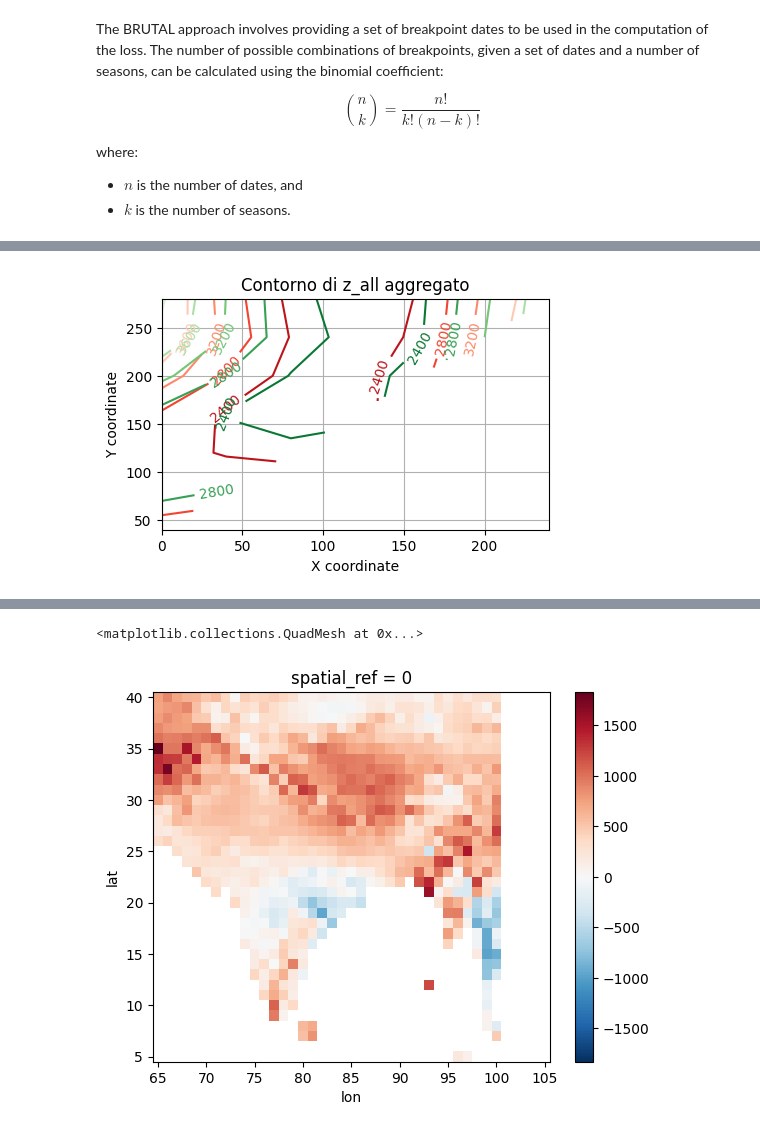
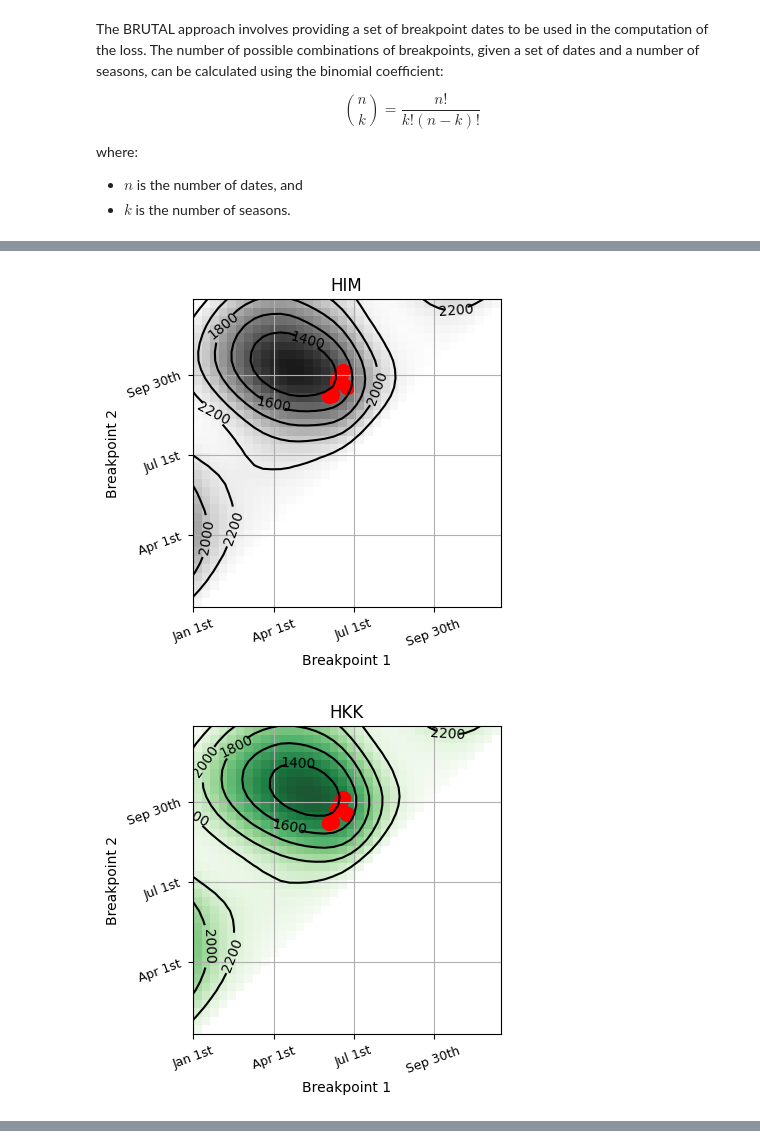
Before and after one commit to JGrassi97/XSeasonsDetect, a Jupyter notebook: notebooks/04bis_clustering_BRUTAL.ipynb, the cells around one changed output, grey strips where cells are left out. Cells and saved outputs as stored; diff of their text form; code cells hidden in the pictures.

```diff
--- a/notebooks/04bis_clustering_BRUTAL.ipynb
+++ b/notebooks/04bis_clustering_BRUTAL.ipynb
@@ -30,8 +32,8 @@ where:
 - $k$ is the number of seasons.
 # %%
 # -- FREE PARAMETERS
-n_seasons   = 4
-n_days = list(np.arange(0,365,40))
+n_seasons   = 2
+n_days = list(np.arange(0,365,10))
 
 overwrite_results = False
 # %%
@@ -76,6 +78,7 @@ if not os.path.exists(results_path_file) or overwrite_results:
     clustering_params = {
         'n_days' : n_days,
         'n_seas': n_seasons,
+        'metric': 'cosine',
     }
 
     breakpoints, error_history_da, silhouette_scores_da = XRCC(datasets, **clustering_params)
@@ -177,0 +131,13 @@ array([False, False, False, False, False, False, False, False, False,
+# %%
+# Load country boundary data
+breakpoints_old_clip = breakpoints_old.rio.set_spatial_dims(x_dim="lon", y_dim="lat", inplace=True)
+breakpoints_old_clip.rio.write_crs("epsg:4326", inplace=True)
+
+
+breakpoints_old_clip_IND = breakpoints_old_clip.rio.clip(country_boundary.geometry.apply(mapping), country_boundary.crs, drop=True)
+breakpoints_old_clip_HKK = breakpoints_old_clip.rio.clip(hkkh_boundary[hkkh_boundary.short_name=='hkk'].geometry.apply(mapping), hkkh_boundary[hkkh_boundary.short_name=='hkk'].crs, drop=True)
+breakpoints_old_clip_HIM = breakpoints_old_clip.rio.clip(hkkh_boundary[hkkh_boundary.short_name=='him'].geometry.apply(mapping), hkkh_boundary[hkkh_boundary.short_name=='him'].crs, drop=True)
+# %%
+for bp in breakpoints_old_clip_HKK.values[0,:,:]:
+
+    plt.scatter(bp[0], bp[1], c='r', s=100)
@@ -178,32 +146,46 @@ array([False, False, False, False, False, False, False, False, False,
 # %%
 # Creare una meshgrid di x e y
 X, Y = np.meshgrid(np.unique(x), np.unique(y))
 
 # Creare un array per Z con le dimensioni di X e Y
 Z_HIM = np.empty(X.shape)
 Z_HKK = np.empty(X.shape)
+Z_IND = np.empty(X.shape)
 
 # Riempire Z con valori medi di z_all raggruppati
 for i in range(len(np.unique(x))):
     for j in range(len(np.unique(y))):
         # Trovare i punti che corrispondono a questo (x, y)
         indices = (x == X[j, i]) & (y == Y[j, i])  # Aggiorna per la tua logica
         Z_HIM[j, i] = np.mean(z_HIM[indices]) if np.any(indices) else np.nan  # Media dei valori corrispondenti
         Z_HKK[j, i] = np.mean(z_HKK[indices]) if np.any(indices) else np.nan
+        Z_IND[j, i] = np.mean(z_IND[indices]) if np.any(indices) else np.nan
 
-# Creare il grafico a contorni riempiti
-plt.figure(figsize=(5, 3))
-contour_him = plt.contour(X, Y, Z_HIM, levels=5, cmap='Reds_r')
-contour_hkk = plt.contour(X, Y, Z_HKK, levels=5, cmap='Greens_r')
 
-ax = plt.gca()
-ax.clabel(contour_him, inline=True, fontsize=10)
-ax.clabel(contour_hkk, inline=True, fontsize=10)
-#plt.colorbar(contour)
-plt.title('Contorno di z_all aggregato')
-plt.xlabel('X coordinate')
-plt.ylabel('Y coordinate')
-plt.grid()
-plt.show()
+
+for Z, cmap,name in zip([Z_HIM, Z_HKK, Z_IND], ['Greys_r', 'Greens_r', 'Blues_r'], ['HIM', 'HKK', 'India']):
+    plt.figure(figsize=(8, 4))
+    contour= plt.contour(X, Y, Z, levels=5, colors='black')
+
+    plt.imshow(Z, extent=(X.min(), X.max(), Y.min(), Y.max()), origin='lower', cmap=cmap, alpha=0.9)
+
+    ax = plt.gca()
+    ax.clabel(contour, inline=True, fontsize=10)
+
+    #plt.colorbar(contour)
+    plt.title(name)
+    plt.xlabel('Breakpoint 1')
+    plt.ylabel('Breakpoint 2')
+    plt.grid()
+
+    # .
+    ax = plt.gca()
+    ax.set_xticks(ticks=np.linspace(1,365,5), labels=[day_of_year_to_date(x) for x in np.linspace(1,365,5)], rotation=20, fontsize=9)
+    ax.set_yticks(ticks=np.linspace(1,365,5), labels=[day_of_year_to_date(x) for x in np.linspace(1,365,5)], rotation=20, fontsize=9)
+
+    for bp in breakpoints_old_clip_HKK.values[0,:,:]:
+
+        plt.scatter(bp[0], bp[1], c='r', s=100)
 # %% [output]
-[figure, old version]
+[figure, new version]
+[figure, added]
@@ -257,10 +240,7 @@ plt.show()
 # Sort error_list_da bu value on lon,lat dims
 # error_list_da = error_list_da.sortby(error_list_da).plot(hue='lon', add_legend=False)
 
-(error_history_da.isel(iter = -1) - error_history_da.isel(iter = 0)).plot()
+# (error_history_da.isel(iter = -1) - error_history_da.isel(iter = 0)).plot()
-# %% [output]
-<matplotlib.collections.QuadMesh at 0x...>
-[figure, removed]
 # %%
 # Load country boundary data
 # mask_boundary = gpd.read_file(world_boundary_file, layer='ADM_1')
```
Also changed, not shown: parts of 7 cells of this notebook, 2 other files.
